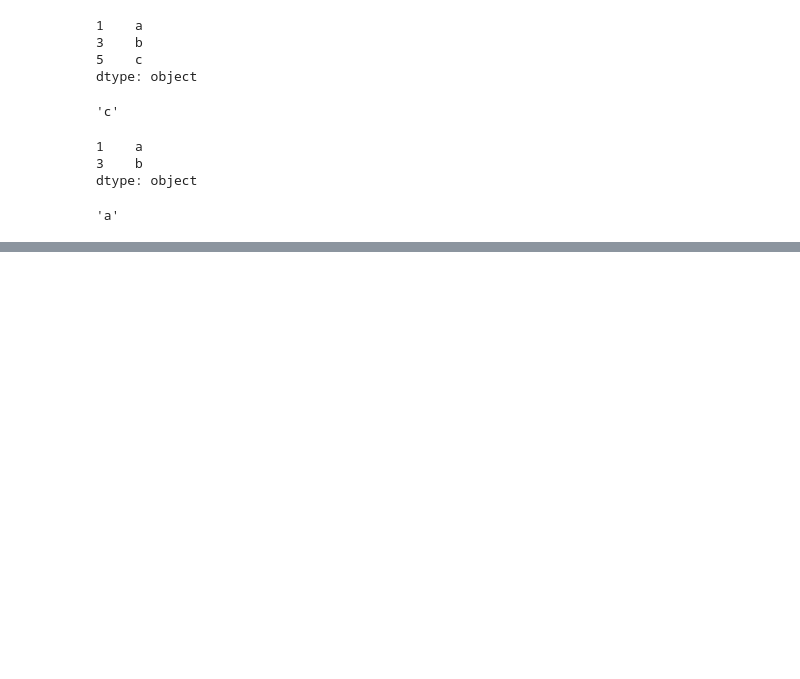
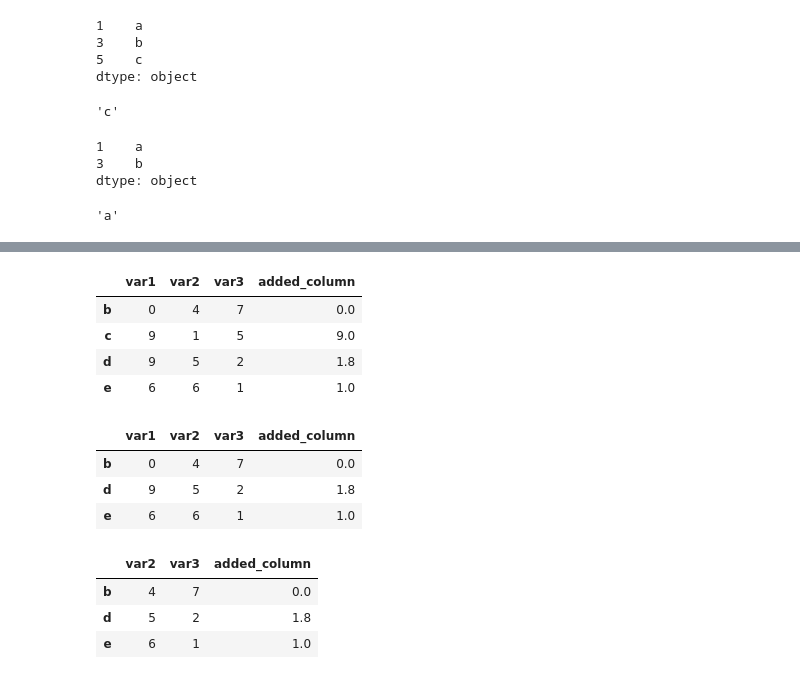
Before and after one commit to bevirgen/Data-Science---Artificial-Intelligence, a Jupyter notebook: 1. Python/2. Dr. M. Vahit Keskin/3. Pandas Basics/pandas_basics.ipynb, the cells around one changed output, grey strips where cells are left out. Drawn from its saved outputs; the diff is of its cells as text; code cells hidden in the pictures; blank space fills up the shorter version.

```diff
--- a/1. Python/2. Dr. M. Vahit Keskin/3. Pandas Basics/pandas_basics.ipynb
+++ b/1. Python/2. Dr. M. Vahit Keskin/3. Pandas Basics/pandas_basics.ipynb
@@ -238,0 +366,6 @@ data.iloc[0] # positional indexing, iloc , catch by resetting index
+# %%
+s1 = np.random.randint(10,size=5)
+s2 = np.random.randint(10,size=5)
+s3 = np.random.randint(10,size=5)
+df = pd.DataFrame({'var1':s1,'var2':s2,'var3':s3})
+df
@@ -238,0 +384,2 @@ data.iloc[0] # positional indexing, iloc , catch by resetting index
+# %%
+df.index=['a','b','c','d','e']
@@ -238,0 +393,2 @@ data.iloc[0] # positional indexing, iloc , catch by resetting index
+# %%
+df.drop('a', axis=0, inplace=True)
@@ -238,0 +465,9 @@ data.iloc[0] # positional indexing, iloc , catch by resetting index
+# %%
+df['added_column'] = df['var1'] / df['var2']
+df
+# %% [output]
+|  | var1 | var2 | var3 | added_column |
+| b | 0 | 4 | 7 | 0.0 |
+| c | 9 | 1 | 5 | 9.0 |
+| d | 9 | 5 | 2 | 1.8 |
+| e | 6 | 6 | 1 | 1.0 |
@@ -238,0 +476,7 @@ data.iloc[0] # positional indexing, iloc , catch by resetting index
+# %%
+df
+# %% [output]
+|  | var1 | var2 | var3 | added_column |
+| b | 0 | 4 | 7 | 0.0 |
+| d | 9 | 5 | 2 | 1.8 |
+| e | 6 | 6 | 1 | 1.0 |
@@ -238,0 +485,7 @@ data.iloc[0] # positional indexing, iloc , catch by resetting index
+# %%
+df
+# %% [output]
+|  | var2 | var3 | added_column |
+| b | 4 | 7 | 0.0 |
+| d | 5 | 2 | 1.8 |
+| e | 6 | 1 | 1.0 |
```
Also changed, not shown: parts of 37 cells of this notebook.
